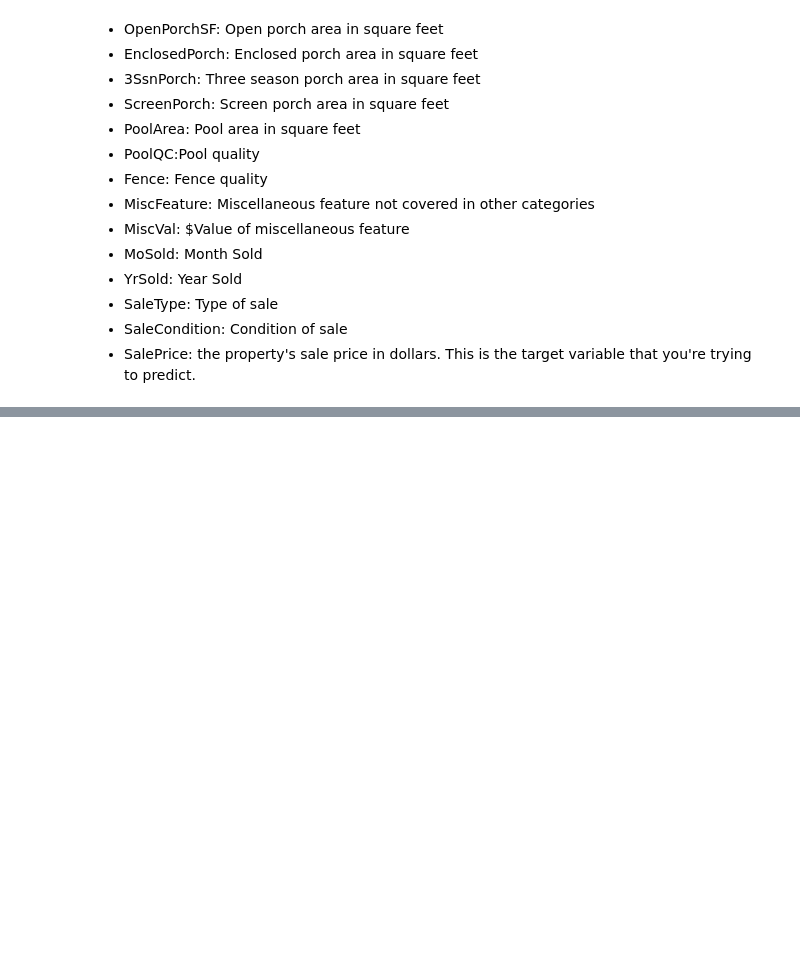
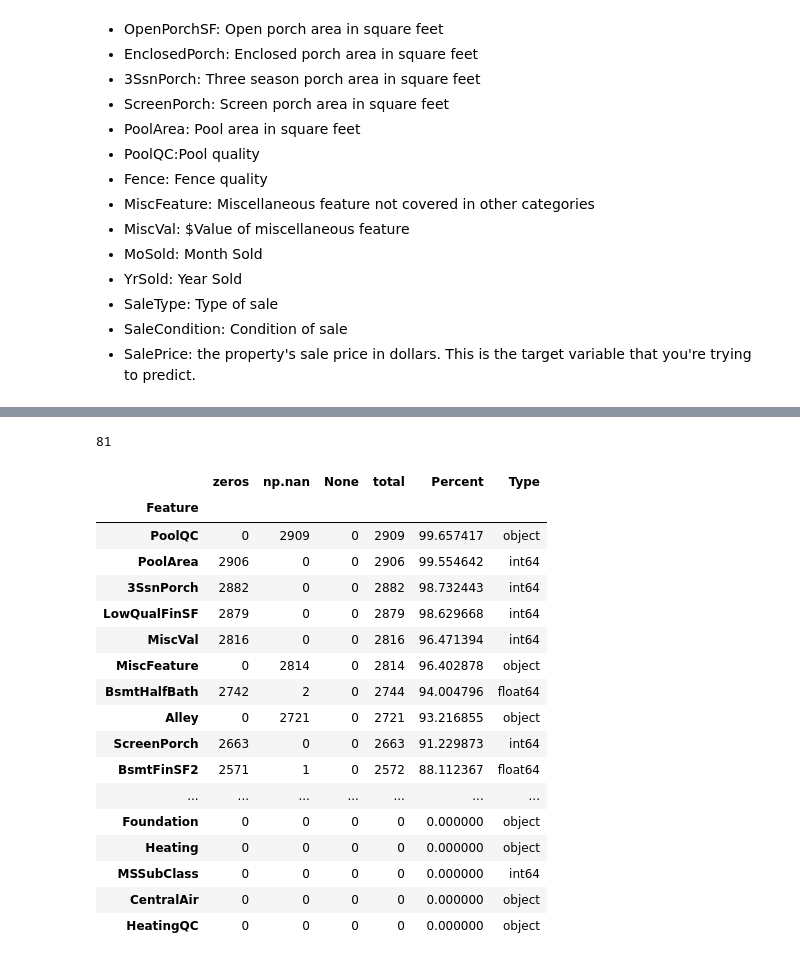
Before and after one commit to vlalalala/HousePrices, a Jupyter notebook: working/HousePricesScikit.ipynb, the cells around one changed output, grey strips where cells are left out. Saved outputs shown, nothing was run; the diff lists cells and outputs as text; code cells hidden in the pictures; blank space fills up the shorter version.

```diff
--- a/working/HousePricesScikit.ipynb
+++ b/working/HousePricesScikit.ipynb
@@ -17,16 +20,23 @@ from sklearn.preprocessing import OneHotEncoder
 %matplotlib inline
+# %%
+pd.set_option('display.max_columns', None)
+pd.set_option('display.max_rows', None)
+
+import warnings
+warnings.filterwarnings(action='once')
 # %%
 currentDirectory = os.getcwd()
 parentDirectory = os.path.abspath(os.path.join(currentDirectory, os.pardir))
-dataset_df = pd.read_csv(os.path.join(
+train_df = pd.read_csv(os.path.join(
    parentDirectory,
    "input/house-prices-advanced-regression-techniques/train.csv"))
 test_df = pd.read_csv(os.path.join(
    parentDirectory,
    "input/house-prices-advanced-regression-techniques/test.csv"))
 
-dataset_df = dataset_df.drop('Id', axis=1)
-test_Id = test_df['Id']
+#dataset_df = dataset_df.drop('Id', axis=1)
+dataset_df = pd.concat([train_df, test_df], sort=False, ignore_index=True)
+#test_Id = test_df['Id']
 #StackingSubmission = pd.DataFrame({ 'PassengerId': PassengerId,
 #                            'Survived': predictions })
 #StackingSubmission.to_csv("submission.csv", index=False)
@@ -209,8 +143,0 @@ See the caveats in the documentation: https://pandas.pydata.org/pandas-docs/stab
-# %%
-dataset_df["groundFloorArea"] = dataset_df["GrLivArea"] + dataset_df["GarageArea"]
-#quantile of ground floor area
-dataset_df["groundFloorArea_quantiles"] = pd.qcut(dataset_df["groundFloorArea"], 10, duplicates = "drop", labels = False)
-indicesNan_MasVnrArea = dataset_df['MasVnrArea'][np.isnan(dataset_df['MasVnrArea'])].index
-dataset_df["MasVnrArea"][indicesNan_MasVnrArea] = [getMedianMasVnrAreaForgroundFloorAreaQuantile(quantile)
-    for quantile in dataset_df["groundFloorArea_quantiles"][indicesNan_MasVnrArea].tolist()]
-print(dataset_df["MasVnrArea"][indicesNan_MasVnrArea])
@@ -402,0 +144,35 @@ output.to_csv("submission.csv", index=False)
+# %%
+def miss_data(data):
+    # From: https://www.kaggle.com/code/amrmohamed319/housing-price-with-ames-data-new-insights-top-1
+    Miss_df = ((data == 0).sum()).to_frame()
+    Miss_df = Miss_df.rename(columns = {0: 'zeros'})
+    Miss_df.index.name = 'Feature'
+    Miss_df['np.nan'] = (data.isnull()).sum()
+    Miss_df['None'] = (data == "None").sum()
+    Miss_df['total'] = Miss_df['zeros'] + Miss_df['np.nan'] + Miss_df['None']
+    Miss_df['Percent'] = 100*Miss_df['total']/len(data)
+    Miss_df['Type'] = [data[i].dtype for i in Miss_df.index ]
+    return    Miss_df.sort_values(ascending = False, by = 'Percent')
+# %%
+print(len(miss_data(dataset_df)))
+miss_data(dataset_df)
+# %% [output]
+81
+|  | zeros | np.nan | None | total | Percent | Type |
+| Feature |  |  |  |  |  |  |
+| PoolQC | 0 | 2909 | 0 | 2909 | 99.657417 | object |
+| PoolArea | 2906 | 0 | 0 | 2906 | 99.554642 | int64 |
+| 3SsnPorch | 2882 | 0 | 0 | 2882 | 98.732443 | int64 |
+| LowQualFinSF | 2879 | 0 | 0 | 2879 | 98.629668 | int64 |
+| MiscVal | 2816 | 0 | 0 | 2816 | 96.471394 | int64 |
+| MiscFeature | 0 | 2814 | 0 | 2814 | 96.402878 | object |
+| BsmtHalfBath | 2742 | 2 | 0 | 2744 | 94.004796 | float64 |
+| Alley | 0 | 2721 | 0 | 2721 | 93.216855 | object |
+| ScreenPorch | 2663 | 0 | 0 | 2663 | 91.229873 | int64 |
+| BsmtFinSF2 | 2571 | 1 | 0 | 2572 | 88.112367 | float64 |
+| ... | ... | ... | ... | ... | ... | ... |
+| Foundation | 0 | 0 | 0 | 0 | 0.000000 | object |
+| Heating | 0 | 0 | 0 | 0 | 0.000000 | object |
+| MSSubClass | 0 | 0 | 0 | 0 | 0.000000 | int64 |
+| CentralAir | 0 | 0 | 0 | 0 | 0.000000 | object |
+| HeatingQC | 0 | 0 | 0 | 0 | 0.000000 | object |
```
Also changed, not shown: parts of 48 cells of this notebook.
